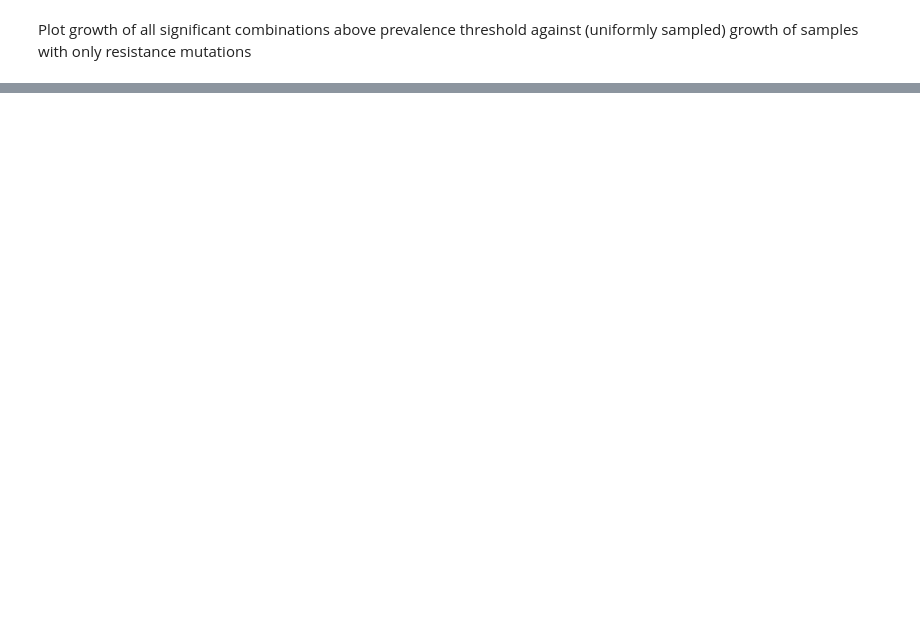
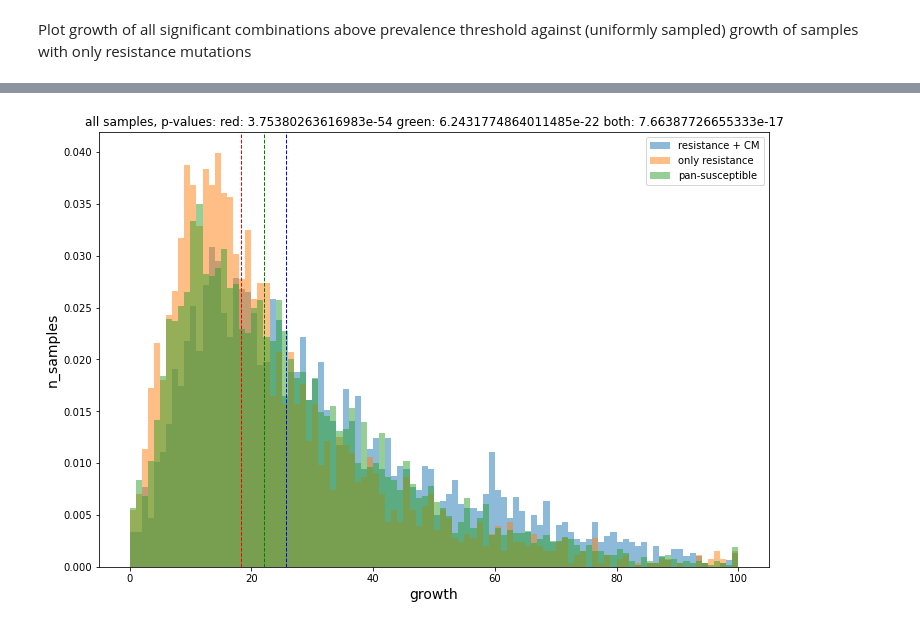
Before and after one commit to fowler-lab/tb-rnap-compensation, a Jupyter notebook: Make growth plots.ipynb, the cells around one changed output, grey strips where cells are left out. Drawn from its saved outputs; the diff is of its cells as text; code cells hidden in the pictures; blank space fills up the shorter version.

```diff
--- a/Make growth plots.ipynb
+++ b/Make growth plots.ipynb
@@ -213,0 +241,3 @@ for i, combination in enumerate(combinations):
+# %%
+GENOMES = pandas.read_pickle('tb_rnap_compensation/tables/GENOMES.pkl.gz')
+GENOMES.WGS_PREDICTION_STRING
@@ -213,0 +258,3 @@ for i, combination in enumerate(combinations):
+# %%
+pan_sus = GENOMES[(GENOMES.WGS_PREDICTION_STRING.str[0:4].isin(['SSSS']))].index
+pan_sus
@@ -213,0 +279,28 @@ for i, combination in enumerate(combinations):
+# %%
+data1 = PLATES[(PLATES.UNIQUEID.isin(concat_samples.UNIQUEID.values.tolist()))].IM_POS_AVERAGE
+data2 = PLATES[(PLATES.UNIQUEID.isin(EFFECTS.UNIQUEID.values.tolist()))&(~(PLATES.UNIQUEID.isin(concat_samples.UNIQUEID.values.tolist())))].IM_POS_AVERAGE
+data3 = PLATES[(PLATES.UNIQUEID.isin(pan_sus.values.tolist()))].IM_POS_AVERAGE
+# %%
+plt.figure(figsize=(12,8))
+
+plt.hist(data1, bins=100, alpha=0.5, label="resistance + CM", density=True)
+plt.axvline(data1.median(), color='blue', linestyle='dashed', linewidth=1)
+plt.hist(data2, bins=100, alpha=0.5, label="only resistance", density=True)
+plt.axvline(data2.median(), color='red', linestyle='dashed', linewidth=1)
+plt.hist(data3, bins=100, alpha=0.5, label="pan-susceptible", density=True)
+plt.axvline(data3.median(), color='green', linestyle='dashed', linewidth=1)
+
+data1.dropna(inplace=True)
+data2.dropna(inplace=True)
+data3.dropna(inplace=True)
+stat, p1 = mannwhitneyu(data2, data1)
+stat, p2 = mannwhitneyu(data3, data1)
+stat, p3 = mannwhitneyu(data3, data2)
+
+plt.xlabel("growth", size=14)
+plt.ylabel("n_samples", size=14)
+plt.title("all samples, p-values: red: " + str(p1) + " green: " + str(p2) + " both: " + str(p3))
+plt.legend(loc='upper right')
+plt.show()
+# %% [output]
+[figure, added]
```
Also changed, not shown: parts of 12 cells of this notebook, 1 other file.
